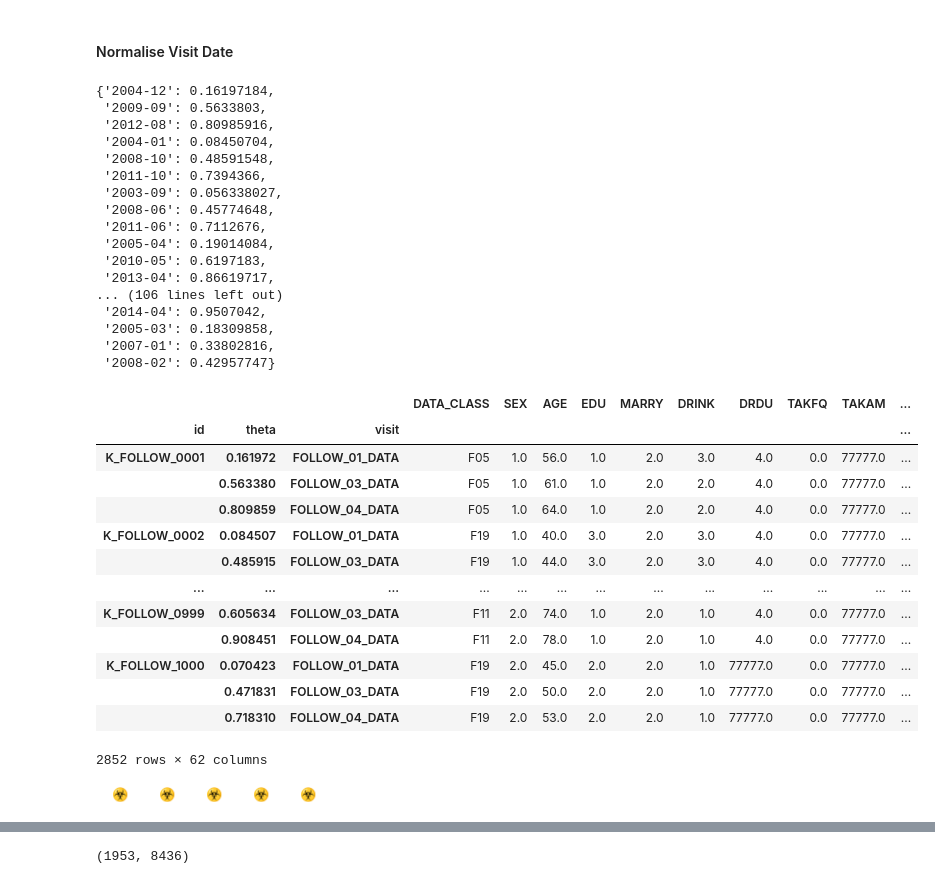
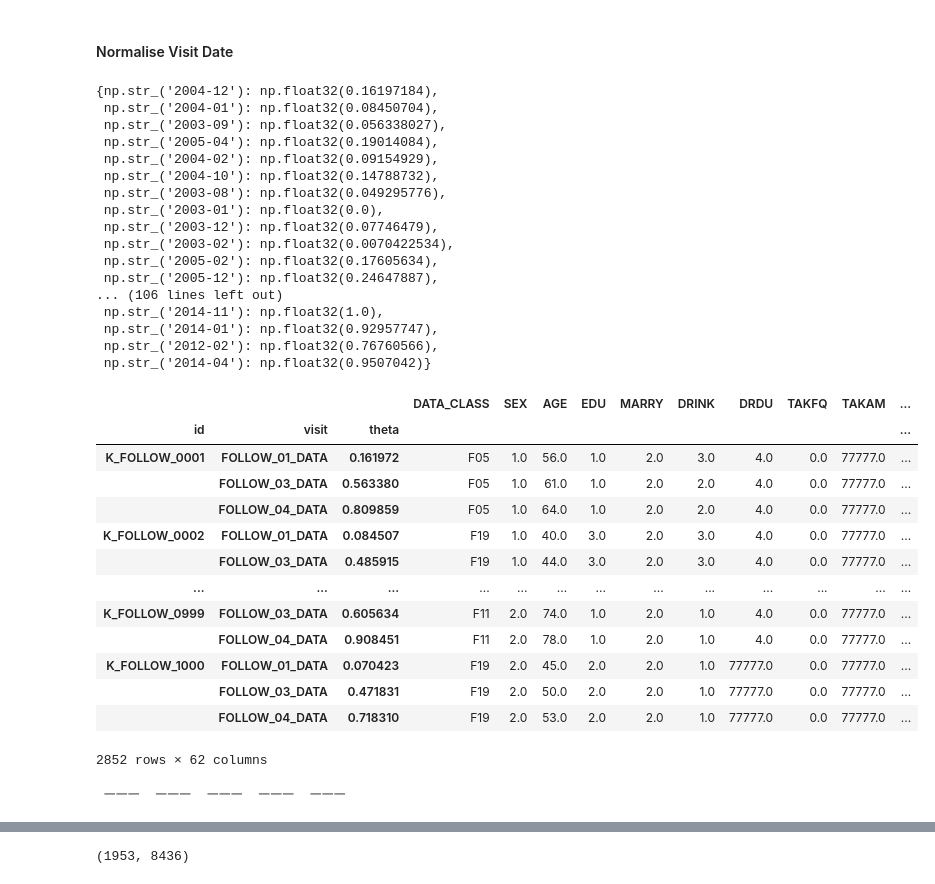
Before and after one commit to beeseosil/nih.go.kr, a Jupyter notebook: koges/qwer.ipynb, the cells around one changed output, grey strips where cells are left out. Saved outputs shown, nothing was run; the diff lists cells and outputs as text; code cells hidden in the pictures.

```diff
--- a/koges/qwer.ipynb
+++ b/koges/qwer.ipynb
@@ -212,2 +194,4 @@ _alt_by=koges.reset_index().groupby("id")[[q for q in koges.columns if not q in
 # %%
-columnBaselineParams=(_alt_by.nth(0).notna()&_alt_by.nth(1).isna()).sum().eq(0)
+_alt_by=koges.reset_index().groupby("id",dropna=False)
+_alt_by=_alt_by.nth(0).notna().all() & _alt_by.nth(1).isna().any()
+kogesBaselineParam=_alt_by[_alt_by].index
@@ -245,6 +227,5 @@ koges.sort_index(level=(0,1)).groupby("id",dropna=False)[interpTargets].ffill().
 # %%
-koges=koges.sort_index(level=(0,1))
-koges.loc[:,interpTargets]=koges.sort_index(level=(0,1)).groupby("id")[interpTargets].ffill()
+koges.loc[:,kogesBaselineParam]=koges.sort_index(level=(0,1)).groupby("id")[kogesBaselineParam].ffill()
 # %%
 if len(koges.columns.tolist()) == len(set(koges.columns.tolist())):print(padding)
 # %% [output]
@@ -303,57 +285,61 @@ _dtdiff=np.abs(_dtmin-_dtmax)
 scale_dt=lambda q:(q-_dtmin)/_dtdiff
 # %%
 asdf=lambda q:f"{str(q)[:4]}-{str(q)[-2:]}"
+
 _dtf=dict(zip(
   _dt.astype(dtype=str),
   np.asarray([scale_dt(q) for q in _dt],dtype=np.float32)
 ))
+
 _dtf
 # %% [output]
-{'2004-12': 0.16197184,
- '2009-09': 0.5633803,
- '2012-08': 0.80985916,
- '2004-01': 0.08450704,
- '2008-10': 0.48591548,
- '2011-10': 0.7394366,
- '2003-09': 0.056338027,
- '2008-06': 0.45774648,
- '2011-06': 0.7112676,
- '2005-04': 0.19014084,
- '2010-05': 0.6197183,
- '2013-04': 0.86619717,
+{np.str_('2004-12'): np.float32(0.16197184),
+ np.str_('2004-01'): np.float32(0.08450704),
+ np.str_('2003-09'): np.float32(0.056338027),
+ np.str_('2005-04'): np.float32(0.19014084),
+ np.str_('2004-02'): np.float32(0.09154929),
+ np.str_('2004-10'): np.float32(0.14788732),
+ np.str_('2003-08'): np.float32(0.049295776),
+ np.str_('2003-01'): np.float32(0.0),
+ np.str_('2003-12'): np.float32(0.07746479),
+ np.str_('2003-02'): np.float32(0.0070422534),
+ np.str_('2005-02'): np.float32(0.17605634),
+ np.str_('2005-12'): np.float32(0.24647887),
 ... (106 lines left out)
- '2014-04': 0.9507042,
- '2005-03': 0.18309858,
- '2007-01': 0.33802816,
- '2008-02': 0.42957747}
+ np.str_('2014-11'): np.float32(1.0),
+ np.str_('2014-01'): np.float32(0.92957747),
+ np.str_('2012-02'): np.float32(0.76760566),
+ np.str_('2014-04'): np.float32(0.9507042)}
 # %%
 _index=tuple(zip(
   [q[0] for q in koges.index],
-  list(map(lambda q:_dtf[(asdf(q))],koges.index.get_level_values(1))),
-  [q[2] for q in koges.index]
+  [q[2] for q in koges.index],
+  list(map(
+    lambda q:_dtf[(asdf(q))],koges.index.get_level_values(1)
+  ))
 ))
 koges.index=pd.MultiIndex.from_tuples(_index)
-koges.index.names=("id","theta","visit")
+koges.index.names=("id","visit","theta")
 # %%
-koges
+koges.sort_index()
 # %% [output]
 |  |  |  | DATA_CLASS | SEX | AGE | EDU | MARRY | DRINK | DRDU | TAKFQ | TAKAM | ... |
-| id | theta | visit |  |  |  |  |  |  |  |  |  | ... |
-| K_FOLLOW_0001 | 0.161972 | FOLLOW_01_DATA | F05 | 1.0 | 56.0 | 1.0 | 2.0 | 3.0 | 4.0 | 0.0 | 77777.0 | ... |
-|  | 0.563380 | FOLLOW_03_DATA | F05 | 1.0 | 61.0 | 1.0 | 2.0 | 2.0 | 4.0 | 0.0 | 77777.0 | ... |
-|  | 0.809859 | FOLLOW_04_DATA | F05 | 1.0 | 64.0 | 1.0 | 2.0 | 2.0 | 4.0 | 0.0 | 77777.0 | ... |
-| K_FOLLOW_0002 | 0.084507 | FOLLOW_01_DATA | F19 | 1.0 | 40.0 | 3.0 | 2.0 | 3.0 | 4.0 | 0.0 | 77777.0 | ... |
-|  | 0.485915 | FOLLOW_03_DATA | F19 | 1.0 | 44.0 | 3.0 | 2.0 | 3.0 | 4.0 | 0.0 | 77777.0 | ... |
+| id | visit | theta |  |  |  |  |  |  |  |  |  | ... |
+| K_FOLLOW_0001 | FOLLOW_01_DATA | 0.161972 | F05 | 1.0 | 56.0 | 1.0 | 2.0 | 3.0 | 4.0 | 0.0 | 77777.0 | ... |
+|  | FOLLOW_03_DATA | 0.563380 | F05 | 1.0 | 61.0 | 1.0 | 2.0 | 2.0 | 4.0 | 0.0 | 77777.0 | ... |
+|  | FOLLOW_04_DATA | 0.809859 | F05 | 1.0 | 64.0 | 1.0 | 2.0 | 2.0 | 4.0 | 0.0 | 77777.0 | ... |
+| K_FOLLOW_0002 | FOLLOW_01_DATA | 0.084507 | F19 | 1.0 | 40.0 | 3.0 | 2.0 | 3.0 | 4.0 | 0.0 | 77777.0 | ... |
+|  | FOLLOW_03_DATA | 0.485915 | F19 | 1.0 | 44.0 | 3.0 | 2.0 | 3.0 | 4.0 | 0.0 | 77777.0 | ... |
 | ... | ... | ... | ... | ... | ... | ... | ... | ... | ... | ... | ... | ... |
-| K_FOLLOW_0999 | 0.605634 | FOLLOW_03_DATA | F11 | 2.0 | 74.0 | 1.0 | 2.0 | 1.0 | 4.0 | 0.0 | 77777.0 | ... |
-|  | 0.908451 | FOLLOW_04_DATA | F11 | 2.0 | 78.0 | 1.0 | 2.0 | 1.0 | 4.0 | 0.0 | 77777.0 | ... |
-| K_FOLLOW_1000 | 0.070423 | FOLLOW_01_DATA | F19 | 2.0 | 45.0 | 2.0 | 2.0 | 1.0 | 77777.0 | 0.0 | 77777.0 | ... |
-|  | 0.471831 | FOLLOW_03_DATA | F19 | 2.0 | 50.0 | 2.0 | 2.0 | 1.0 | 77777.0 | 0.0 | 77777.0 | ... |
-|  | 0.718310 | FOLLOW_04_DATA | F19 | 2.0 | 53.0 | 2.0 | 2.0 | 1.0 | 77777.0 | 0.0 | 77777.0 | ... |
+| K_FOLLOW_0999 | FOLLOW_03_DATA | 0.605634 | F11 | 2.0 | 74.0 | 1.0 | 2.0 | 1.0 | 4.0 | 0.0 | 77777.0 | ... |
+|  | FOLLOW_04_DATA | 0.908451 | F11 | 2.0 | 78.0 | 1.0 | 2.0 | 1.0 | 4.0 | 0.0 | 77777.0 | ... |
+| K_FOLLOW_1000 | FOLLOW_01_DATA | 0.070423 | F19 | 2.0 | 45.0 | 2.0 | 2.0 | 1.0 | 77777.0 | 0.0 | 77777.0 | ... |
+|  | FOLLOW_03_DATA | 0.471831 | F19 | 2.0 | 50.0 | 2.0 | 2.0 | 1.0 | 77777.0 | 0.0 | 77777.0 | ... |
+|  | FOLLOW_04_DATA | 0.718310 | F19 | 2.0 | 53.0 | 2.0 | 2.0 | 1.0 | 77777.0 | 0.0 | 77777.0 | ... |
 2852 rows × 62 columns
 # %%
 if len(koges.columns.tolist()) == len(set(koges.columns.tolist())):print(padding)
 # %% [output]
-  ☣️    ☣️    ☣️    ☣️    ☣️
+ ㅡㅡㅡ  ㅡㅡㅡ  ㅡㅡㅡ  ㅡㅡㅡ  ㅡㅡㅡ
 # %% [markdown]
 #### Impute Contiguous Variables
```
Also changed, not shown: parts of 43 cells of this notebook, 1 other file.
